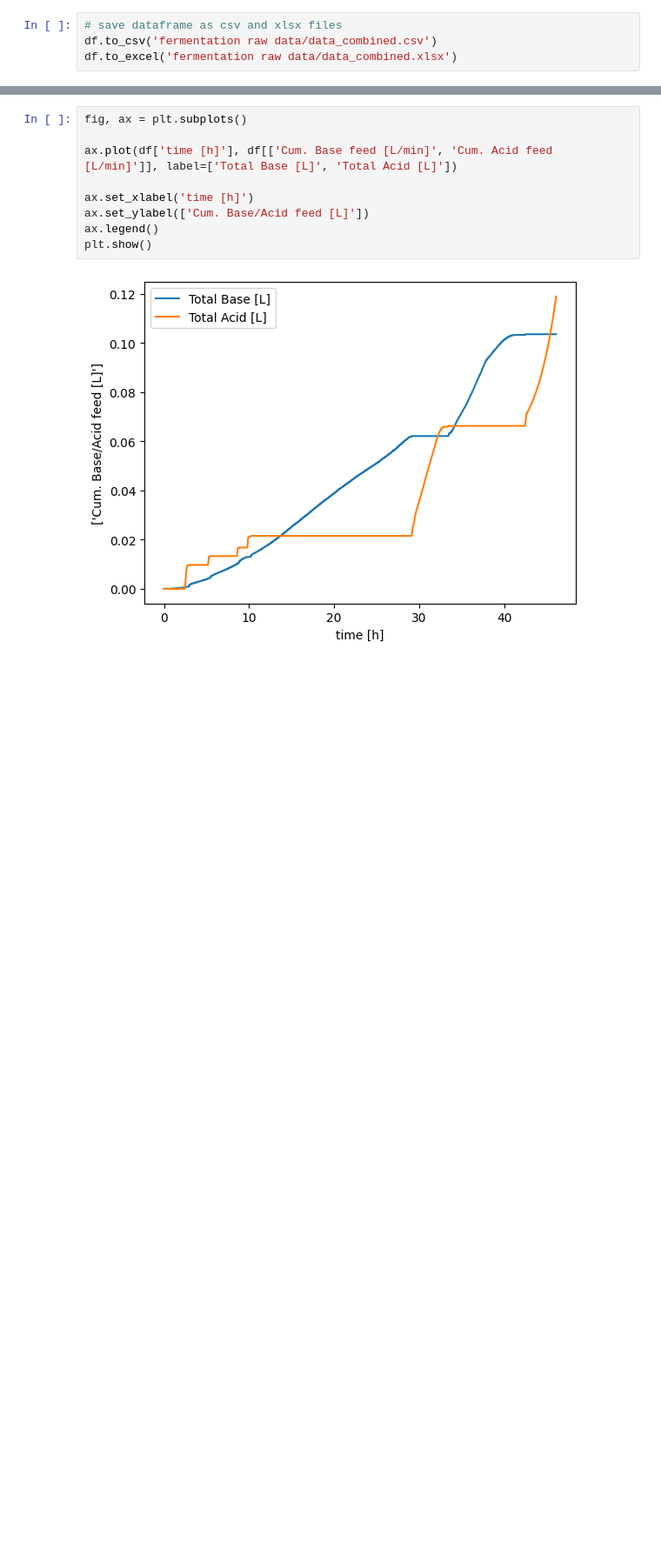
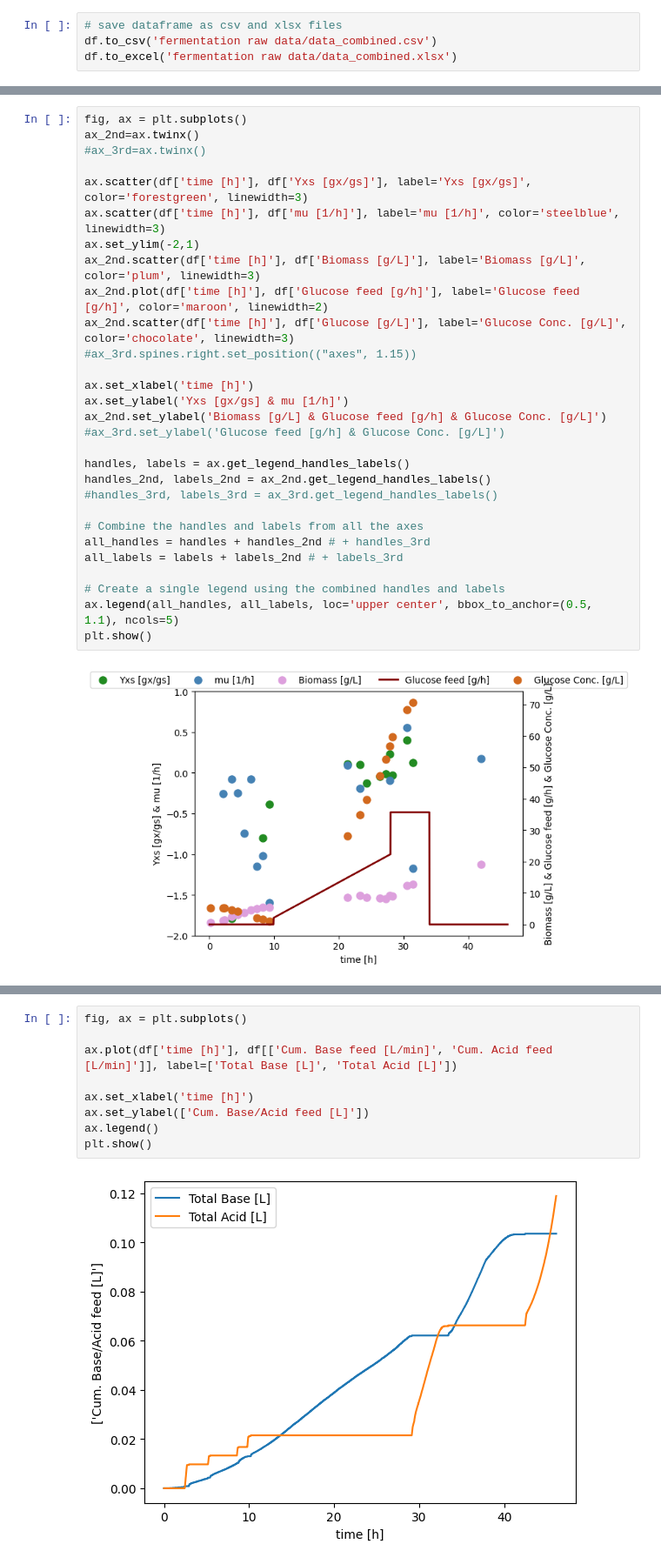
Before and after one commit to boripf/hybrid-model-corynebacterium, a Jupyter notebook: A_preprocessing.ipynb, the cells around one changed output, grey strips where cells are left out. Shown at 87% size. Cells and saved outputs as stored; diff of their text form; blank space fills up the shorter version.

```diff
--- a/A_preprocessing.ipynb
+++ b/A_preprocessing.ipynb
@@ -265,0 +300,31 @@ plt.show()
+# %%
+fig, ax = plt.subplots()
+ax_2nd=ax.twinx()
+#ax_3rd=ax.twinx()
+
+ax.scatter(df['time [h]'], df['Yxs [gx/gs]'], label='Yxs [gx/gs]', color='forestgreen', linewidth=3)
+ax.scatter(df['time [h]'], df['mu [1/h]'], label='mu [1/h]', color='steelblue', linewidth=3)
+ax.set_ylim(-2,1)
+ax_2nd.scatter(df['time [h]'], df['Biomass [g/L]'], label='Biomass [g/L]', color='plum', linewidth=3)
+ax_2nd.plot(df['time [h]'], df['Glucose feed [g/h]'], label='Glucose feed [g/h]', color='maroon', linewidth=2)
+ax_2nd.scatter(df['time [h]'], df['Glucose [g/L]'], label='Glucose Conc. [g/L]', color='chocolate', linewidth=3)
+#ax_3rd.spines.right.set_position(("axes", 1.15))
+
+ax.set_xlabel('time [h]')
+ax.set_ylabel('Yxs [gx/gs] & mu [1/h]')
+ax_2nd.set_ylabel('Biomass [g/L] & Glucose feed [g/h] & Glucose Conc. [g/L]')
+#ax_3rd.set_ylabel('Glucose feed [g/h] & Glucose Conc. [g/L]')
+
+handles, labels = ax.get_legend_handles_labels()
+handles_2nd, labels_2nd = ax_2nd.get_legend_handles_labels()
+#handles_3rd, labels_3rd = ax_3rd.get_legend_handles_labels()
+
+# Combine the handles and labels from all the axes
+all_handles = handles + handles_2nd # + handles_3rd
+all_labels = labels + labels_2nd # + labels_3rd
+
+# Create a single legend using the combined handles and labels
+ax.legend(all_handles, all_labels, loc='upper center', bbox_to_anchor=(0.5, 1.1), ncols=5)
+plt.show()
+# %% [output]
+[figure, added]
```
Also changed, not shown: parts of 17 cells of this notebook, 7 other files.
